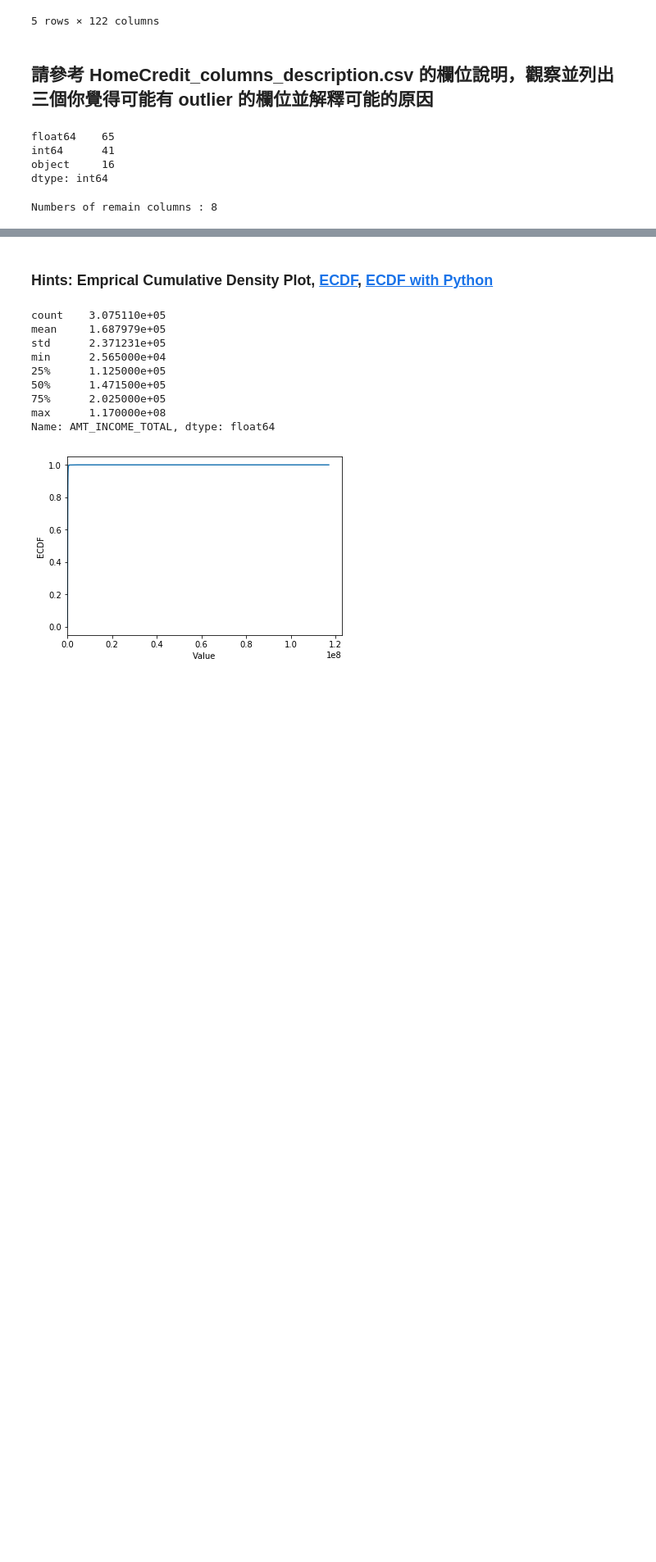
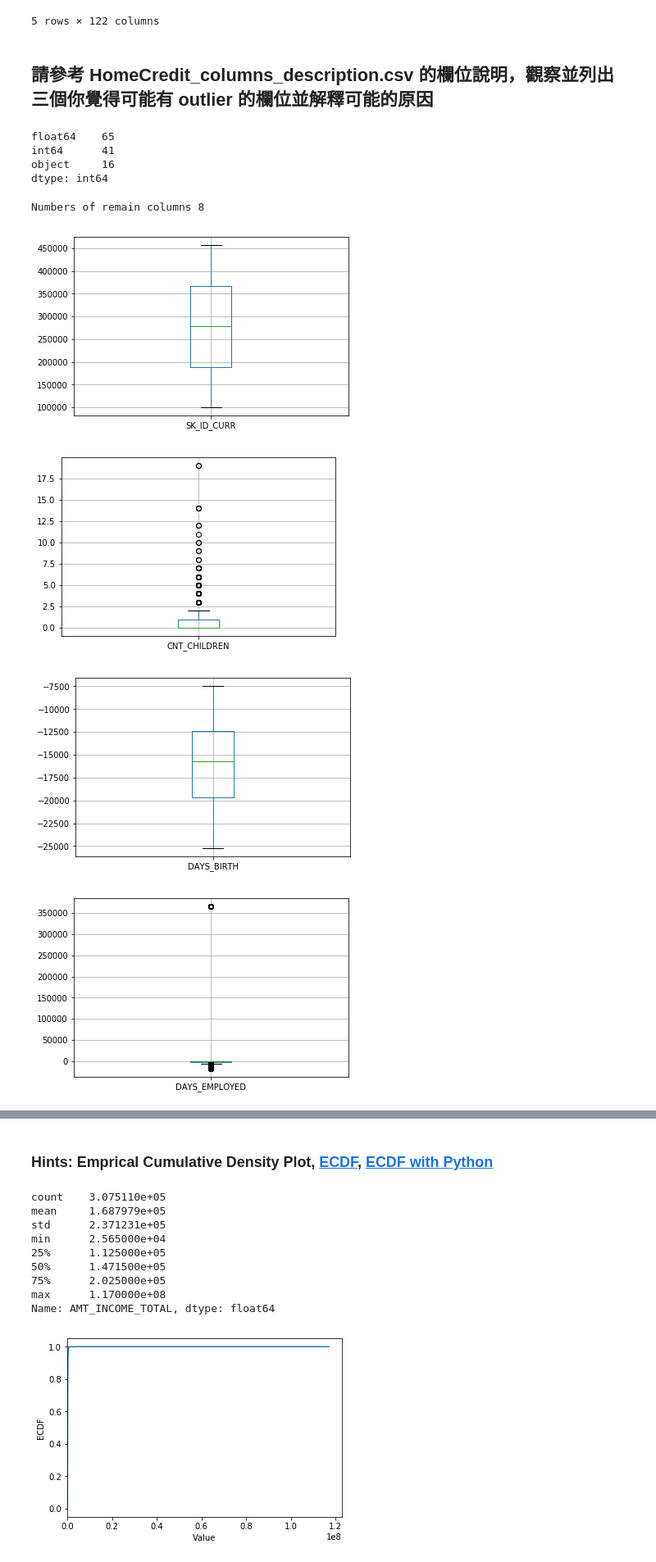
Before and after one commit to Leona0/2nd-ML100Days, a Jupyter notebook: homework/Day_006_HW.ipynb, the cells around one changed output, grey strips where cells are left out. Shown: that part at 82% size. Drawn from its saved outputs; the diff is of its cells as text; code cells hidden in the pictures; blank space fills up the shorter version.

```diff
--- a/homework/Day_006_HW.ipynb
+++ b/homework/Day_006_HW.ipynb
@@ -39,13 +39,22 @@ object     16
 dtype: int64
 # %%
 # 先篩選數值型的欄位
-dtype_select = ['float64','int64']
+numeric_columns = list(app_train.columns[list(app_train.dtypes.isin(['int64', 'float64']))])
 
-numeric_columns = list(app_train.columns[list(app_train.dtypes.isin(dtype_select))])
+#numeric_columns = list(app_train.columns[list(app_train.dtypes.isin(dtype_select))])
 #print(app_train.dtypes.isin(dtype_select)) #是否為dtype_select格式
 # %%
 # 再把只有 2 值 (通常是 0,1) 的欄位去掉
 numeric_columns = list(app_train[numeric_columns].columns[list(app_train[numeric_columns].apply(lambda x:len(x.unique())!=2 ))])
-print("Numbers of remain columns : %s"  %len(numeric_columns))
+print("Numbers of remain columns %s" %len(numeric_columns))
+
+# 檢視這些欄位的數值範圍
+for col in numeric_columns:
+    app_train.boxplot(col)
+    plt.show()
 # %% [output]
-Numbers of remain columns : 8
+Numbers of remain columns 8
+[figure, added]
+[figure, added]
+[figure, added]
+[figure, added]
```
Also changed, not shown: parts of 4 cells of this notebook, 2 other files.
